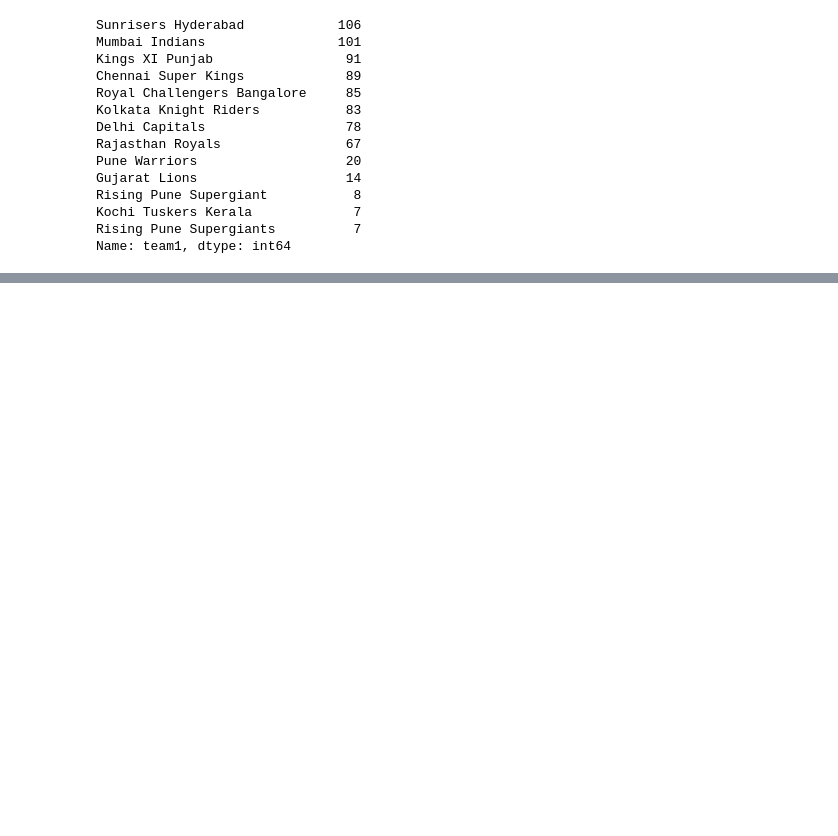
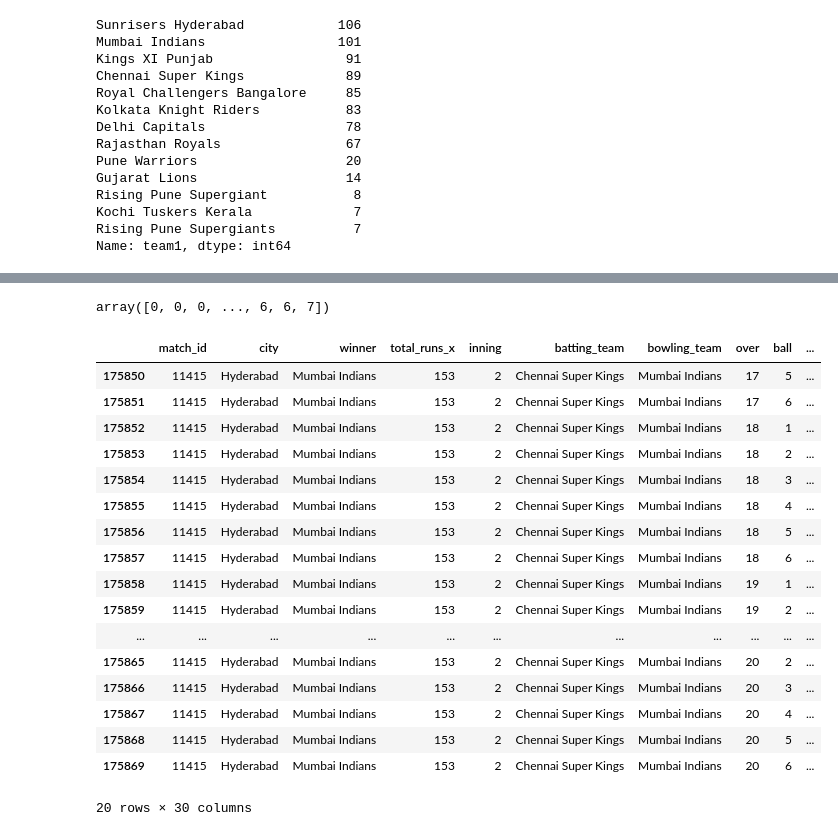
Before and after one commit to shekhar-banerjee96/IPL_Predictor, a Jupyter notebook: IPL_Prediction.ipynb, the cells around one changed output, grey strips where cells are left out. Drawn from its saved outputs; the diff is of its cells as text; code cells hidden in the pictures; blank space fills up the shorter version.

```diff
--- a/IPL_Prediction.ipynb
+++ b/IPL_Prediction.ipynb
@@ -248,0 +383,4 @@ Name: team1, dtype: int64
+# %%
+# runs left
+delivery_df['runs_left'] = delivery_df['total_runs_x'] - delivery_df['current_score']
+delivery_df.head()
@@ -248,0 +438,13 @@ Name: team1, dtype: int64
+# %%
+# filling nan values with 0
+delivery_df['player_dismissed'] = delivery_df['player_dismissed'].fillna('0')
+
+# now we will convert this player_dismissed col into a boolean col
+# if the player is not dismissed then it's 0 else its 1
+
+delivery_df['player_dismissed'] = delivery_df['player_dismissed'].apply(lambda x:x if x =="0" else "1")
+
+# converting string to int
+delivery_df['player_dismissed'] = delivery_df['player_dismissed'].astype('int')
+
+delivery_df['player_dismissed'].unique()
@@ -248,0 +463,8 @@ Name: team1, dtype: int64
+# %%
+# wickets fallen
+
+wickets = delivery_df.groupby('match_id').cumsum()['player_dismissed'].values
+
+delivery_df['wickets'] = 10 - wickets
+
+delivery_df.head()
@@ -248,0 +479,33 @@ Name: team1, dtype: int64
+# %%
+wickets
+# %% [output]
+array([0, 0, 0, ..., 6, 6, 7])
+# %%
+# current run rate
+
+delivery_df['current_run_rate'] = (delivery_df['current_score']*6)/(120-delivery_df['balls_left'])
+
+# required_run_rate
+
+delivery_df['req_run_rate'] = (delivery_df['runs_left']*6)/(delivery_df['balls_left'])
+# %%
+delivery_df.tail(5)
+# %% [output]
+|  | match_id | city | winner | total_runs_x | inning | batting_team | bowling_team | over | ball | ... |
+| 175850 | 11415 | Hyderabad | Mumbai Indians | 153 | 2 | Chennai Super Kings | Mumbai Indians | 17 | 5 | ... |
+| 175851 | 11415 | Hyderabad | Mumbai Indians | 153 | 2 | Chennai Super Kings | Mumbai Indians | 17 | 6 | ... |
+| 175852 | 11415 | Hyderabad | Mumbai Indians | 153 | 2 | Chennai Super Kings | Mumbai Indians | 18 | 1 | ... |
+| 175853 | 11415 | Hyderabad | Mumbai Indians | 153 | 2 | Chennai Super Kings | Mumbai Indians | 18 | 2 | ... |
+| 175854 | 11415 | Hyderabad | Mumbai Indians | 153 | 2 | Chennai Super Kings | Mumbai Indians | 18 | 3 | ... |
+| 175855 | 11415 | Hyderabad | Mumbai Indians | 153 | 2 | Chennai Super Kings | Mumbai Indians | 18 | 4 | ... |
+| 175856 | 11415 | Hyderabad | Mumbai Indians | 153 | 2 | Chennai Super Kings | Mumbai Indians | 18 | 5 | ... |
+| 175857 | 11415 | Hyderabad | Mumbai Indians | 153 | 2 | Chennai Super Kings | Mumbai Indians | 18 | 6 | ... |
+| 175858 | 11415 | Hyderabad | Mumbai Indians | 153 | 2 | Chennai Super Kings | Mumbai Indians | 19 | 1 | ... |
+| 175859 | 11415 | Hyderabad | Mumbai Indians | 153 | 2 | Chennai Super Kings | Mumbai Indians | 19 | 2 | ... |
+| ... | ... | ... | ... | ... | ... | ... | ... | ... | ... | ... |
+| 175865 | 11415 | Hyderabad | Mumbai Indians | 153 | 2 | Chennai Super Kings | Mumbai Indians | 20 | 2 | ... |
+| 175866 | 11415 | Hyderabad | Mumbai Indians | 153 | 2 | Chennai Super Kings | Mumbai Indians | 20 | 3 | ... |
+| 175867 | 11415 | Hyderabad | Mumbai Indians | 153 | 2 | Chennai Super Kings | Mumbai Indians | 20 | 4 | ... |
+| 175868 | 11415 | Hyderabad | Mumbai Indians | 153 | 2 | Chennai Super Kings | Mumbai Indians | 20 | 5 | ... |
+| 175869 | 11415 | Hyderabad | Mumbai Indians | 153 | 2 | Chennai Super Kings | Mumbai Indians | 20 | 6 | ... |
+20 rows × 30 columns
```
Also changed, not shown: parts of 27 cells of this notebook.
